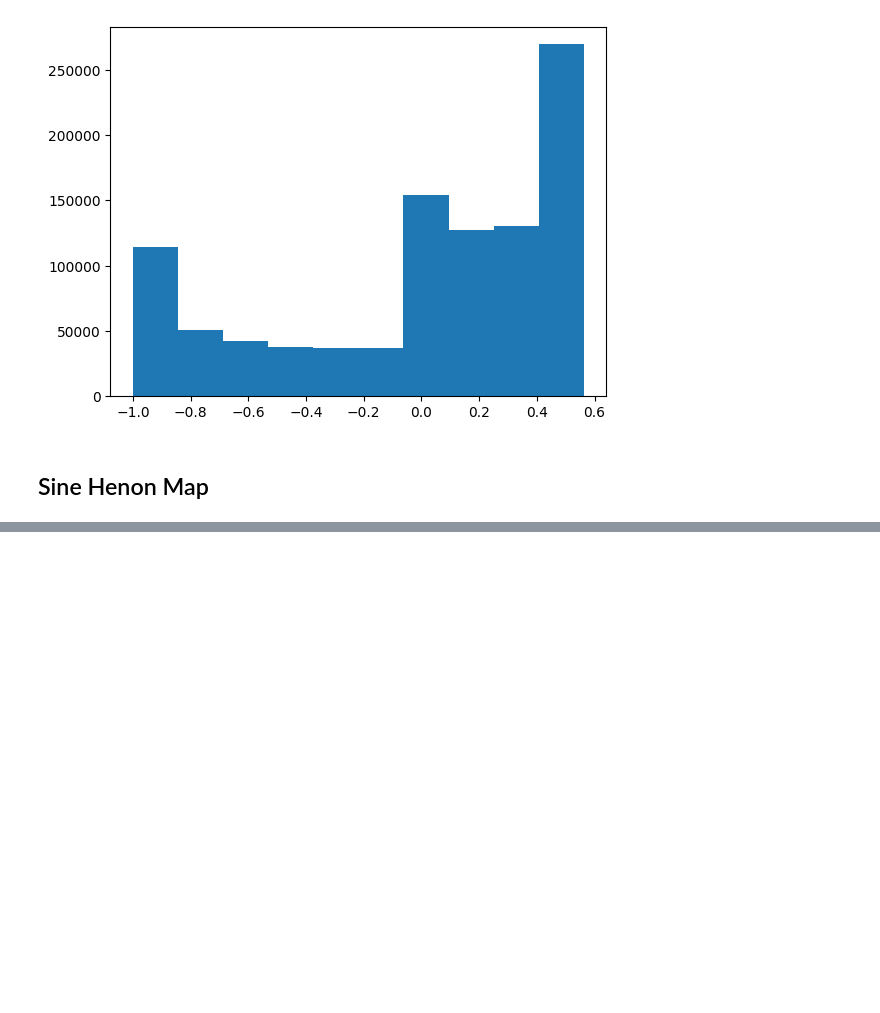
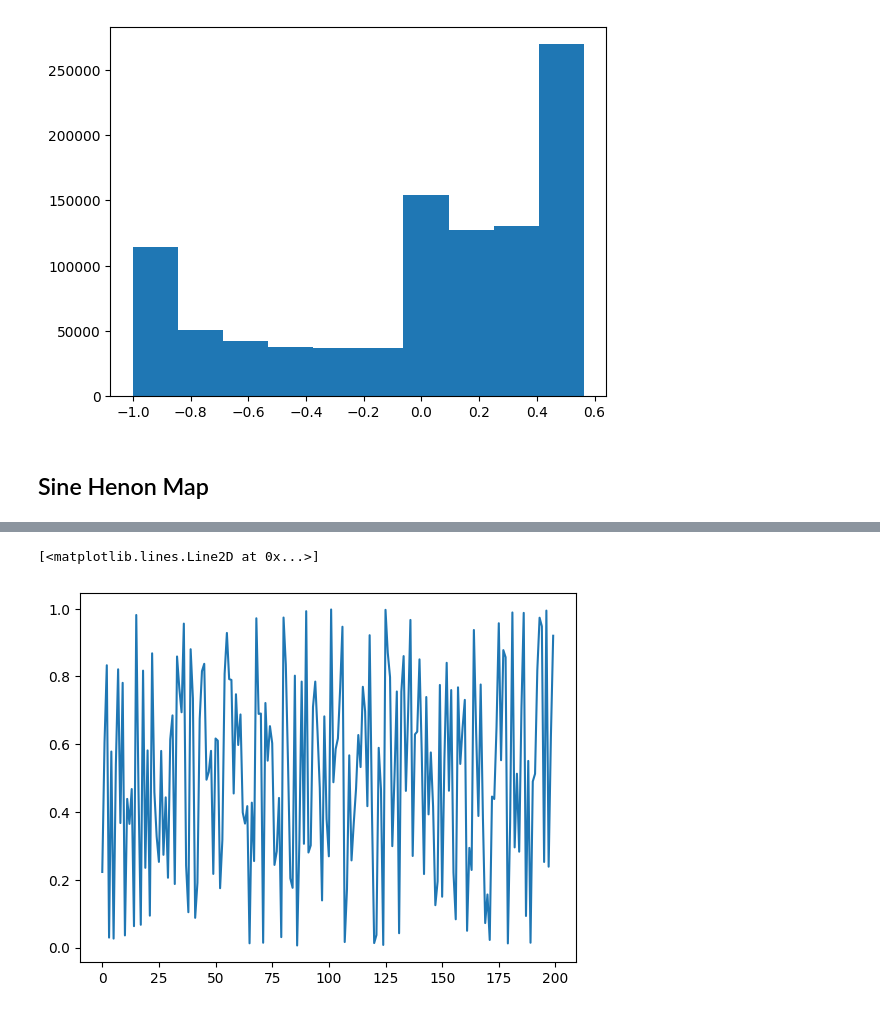
Before and after one commit to bayusamudra5502/dynamic-encryption-protocol, a Jupyter notebook: src/analysis.ipynb, the cells around one changed output, grey strips where cells are left out. Drawn from its saved outputs; the diff is of its cells as text; code cells hidden in the pictures; blank space fills up the shorter version.

```diff
--- a/src/analysis.ipynb
+++ b/src/analysis.ipynb
@@ -193,3 +198,8 @@ plt.hist(value)
+# %%
+plt.plot(value[:200])
+# %% [output]
+[<matplotlib.lines.Line2D at 0x...>]
+[figure, added]
 # %%
 plt.hist(np.diff(value))
 # %% [output]
```
Also changed, not shown: parts of 6 cells of this notebook, 7 other files.
